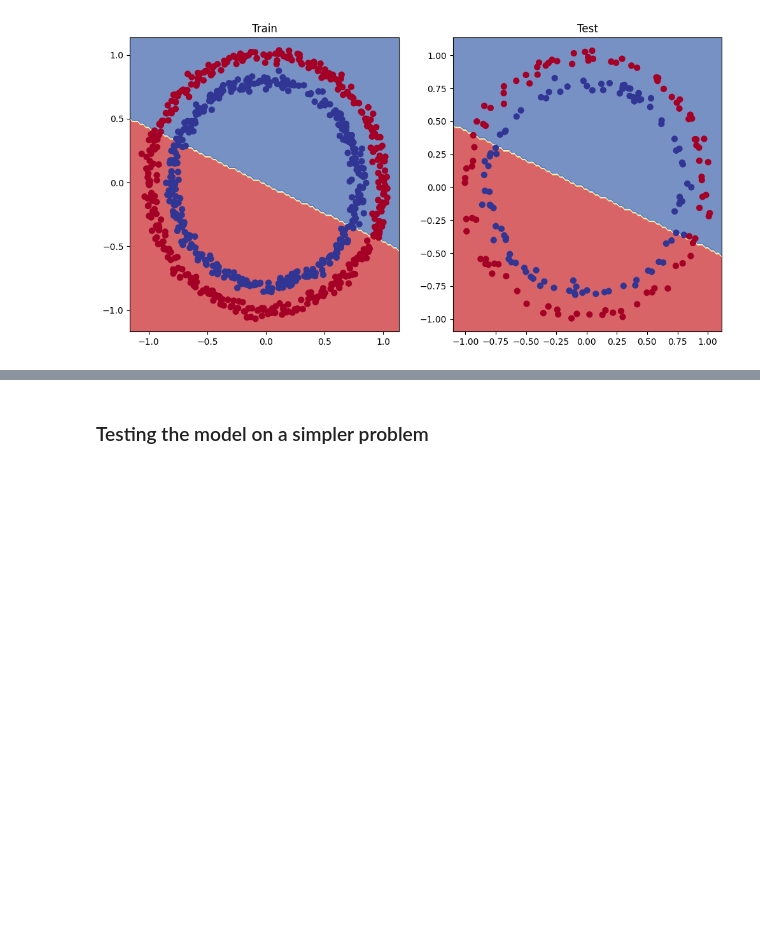
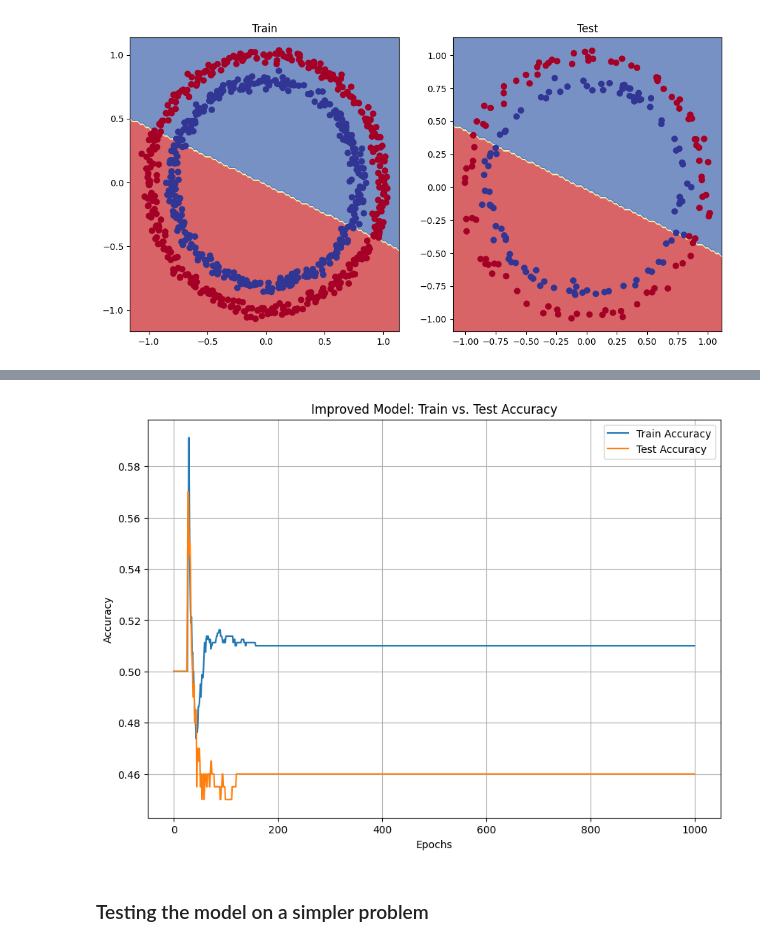
Before and after one commit to BilalAsifB/Learning-PyTorch, a Jupyter notebook: notebooks/02_pytorch_NN_classification.ipynb, the cells around one changed output, grey strips where cells are left out. Cells and saved outputs as stored; diff of their text form; code cells hidden in the pictures; blank space fills up the shorter version.

```diff
--- a/notebooks/02_pytorch_NN_classification.ipynb
+++ b/notebooks/02_pytorch_NN_classification.ipynb
@@ -255,3 +295,17 @@ plot_decision_boundary(improved_model, X_test, y_test)
+# %%
+plt.figure(figsize=(10, 7))
+
+plt.plot(improved_model_train_accuracy, label='Train Accuracy')
+plt.plot(improved_model_test_accuracy, label='Test Accuracy')
+plt.title('Improved Model: Train vs. Test Accuracy')
+plt.xlabel('Epochs')
+plt.ylabel('Accuracy')
+plt.legend()
+plt.grid(True)
+
+plt.show()
+# %% [output]
+[figure, added]
 # %% [markdown]
 ### Testing the model on a simpler problem
 # %%
```
Also changed, not shown: parts of 27 cells of this notebook.
